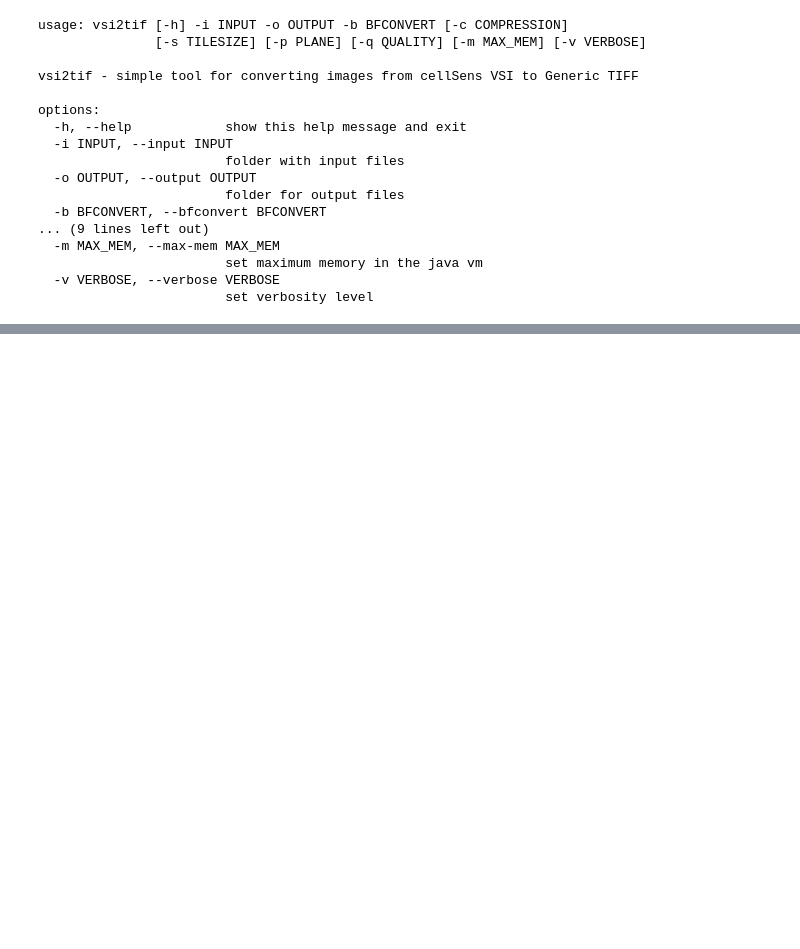
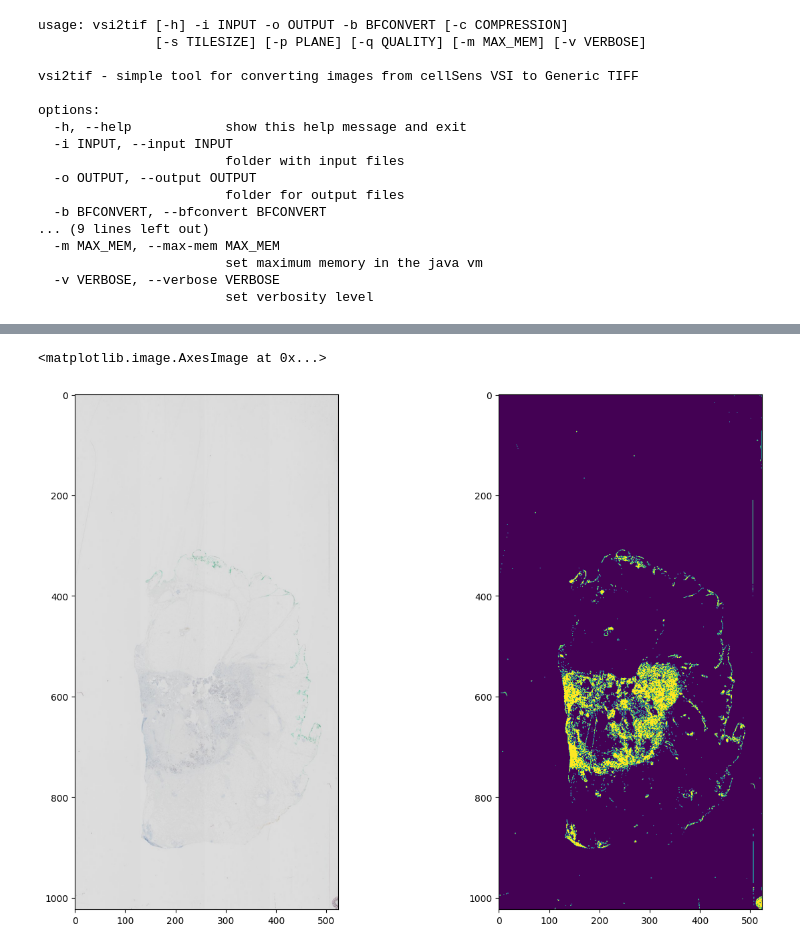
Before and after one commit to andreped/vsi2tif, a Jupyter notebook: notebooks/conversion_tutorial.ipynb, the cells around one changed output, grey strips where cells are left out. Cells and saved outputs as stored; diff of their text form; code cells hidden in the pictures; blank space fills up the shorter version.

Commit message:
Include WSI visualization in notebook

```diff
--- a/notebooks/conversion_tutorial.ipynb
+++ b/notebooks/conversion_tutorial.ipynb
@@ -128,0 +141,16 @@ FileNotFoundError: Output directory not found at: <function dirname at 0x...>
+# %%
+import openslide_bin
+import openslide as ops
+import matplotlib.pyplot as plt
+import numpy as np
+
+image = ops.OpenSlide('OS-2.tif')
+thumbnail = image.get_thumbnail(size=(1024, 1024))
+thresh = (np.mean(np.asarray(thumbnail), axis=-1) < 210).astype("uint8")
+
+fig, ax = plt.subplots(1, 2, figsize=(15, 10))
+ax[0].imshow(thumbnail)
+ax[1].imshow(thresh)
+# %% [output]
+<matplotlib.image.AxesImage at 0x...>
+[figure, added]
```
Also changed, not shown: parts of 9 cells of this notebook.
